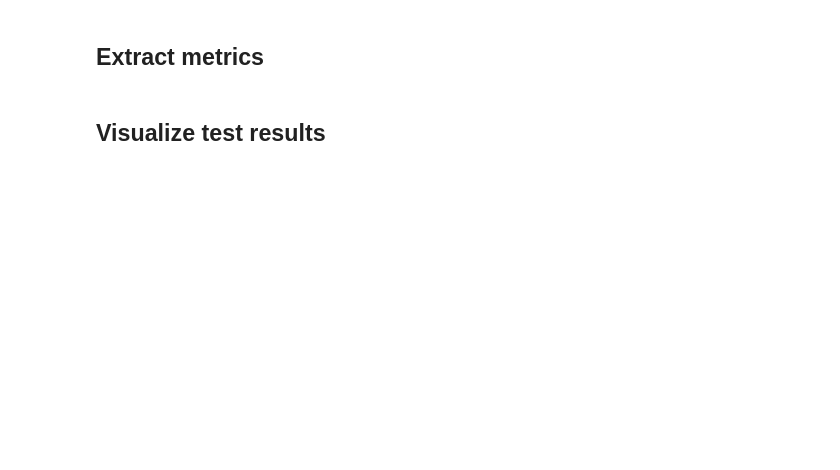
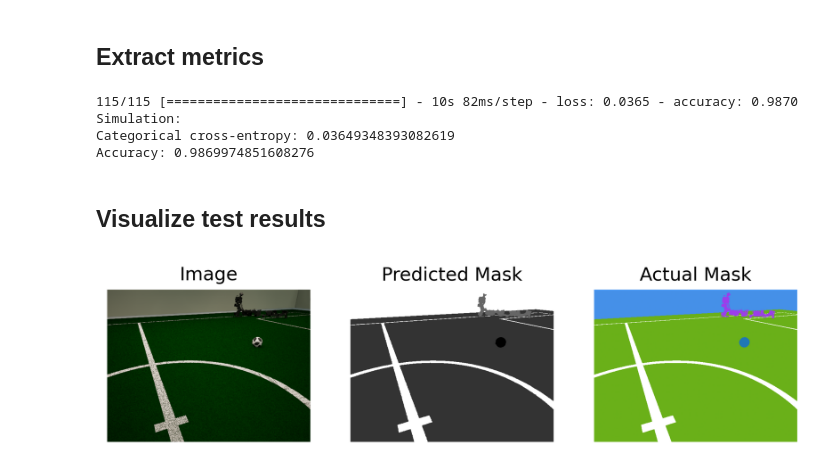
Before and after one commit to ahmadreza-n/enel645-project, a Jupyter notebook: enel645_group11_final_project.ipynb, the cells around one changed output. Saved outputs shown, nothing was run; the diff lists cells and outputs as text; code cells hidden in the pictures; blank space fills up the shorter version.

```diff
--- a/enel645_group11_final_project.ipynb
+++ b/enel645_group11_final_project.ipynb
@@ -438,14 +341,19 @@ model.fit(train_gen, epochs=epochs, validation_data=val_gen, callbacks=callbacks
 ## Extract metrics
 # %%
 model.load_weights(model_name)
-metrics = model.evaluate(test_gen)
-print('Categorical cross-entropy:', metrics[0])
-print('Accuracy:', metrics[1])
+# metrics = model.evaluate(test_gen)
+# print('Categorical cross-entropy:', metrics[0])
+# print('Accuracy:', metrics[1])
 
 sim_metrics = model.evaluate(sim_test_gen)
 print('Simulation:')
 print('Categorical cross-entropy:', sim_metrics[0])
 print('Accuracy:', sim_metrics[1])
+# %% [output]
+115/115 [==============================] - 10s 82ms/step - loss: 0.0365 - accuracy: 0.9870
+Simulation:
+Categorical cross-entropy: 0.03649348393082619
+Accuracy: 0.9869974851608276
 # %% [markdown]
 ## Visualize test results
 # %%
@@ -459,37 +367,50 @@ print('Accuracy:', sim_metrics[1])
 #     plt.axis('off')
 #     plt.title('Image')
 #     plt.subplot(2, 3, i*3+2)
 #     predicted_mask = np.argmax(test_preds[i], axis=-1)
 #     # predicted_mask = np.expand_dims(predicted_mask, axis=-1)
 #     plt.imshow(predicted_mask/predicted_mask.max(), cmap='gray')
 #     plt.axis('off')
 #     plt.title('Predicted Mask')
 #     plt.subplot(2, 3, i*3+3)
 #     actual_mask = plt.imread(test_target_paths[i])
 #     plt.imshow(actual_mask/actual_mask.max())
 #     plt.axis('off')
 #     plt.title('Actual Mask')
 # plt.show()
 
-sim_test_preds = model.predict(sim_test_gen)
+# x = np.zeros((BATCH_SIZE, ) + IMG_SIZE + (N_CHANNELS, ), dtype='float32')
+# for j in range(BATCH_SIZE):
+#     img = tf.keras.preprocessing.image.load_img(sim_test_input_paths[j], color_mode='rgba', target_size=IMG_SIZE)
+#     img = tf.keras.preprocessing.image.img_to_array(img)
+#     # img = plt.imread(path)
+#     if (img.max() > 1 and img.max() <= 255):
+#         img = img/255
+#     elif (img.max() > 255):
+#         img = img/1023
+#     x[j] = img
 
-plt.figure(figsize=(12,18), dpi=300)
+# test_preds = model.predict(sim_test_gen)
+
+plt.figure(figsize=(8, 5), dpi=300)
 for i in range(1):
-    img = plt.imread(sim_test_input_paths[i])
+    img = plt.imread(sim_test_input_paths[i+2])
     plt.subplot(1, 3, i*3+1)
     plt.imshow(img/img.max())
     plt.axis('off')
     plt.title('Image')
     plt.subplot(1, 3, i*3+2)
-    # predicted_mask = sim_test_preds[i]
-    predicted_mask = np.argmax(sim_test_preds[i], axis=-1)
-    # predicted_mask = np.expand_dims(predicted_mask, axis=-1)
+    predicted_mask = np.argmax(test_preds[i+2], axis=-1)
+
     plt.imshow(predicted_mask/predicted_mask.max(), cmap='gray')
     plt.axis('off')
     plt.title('Predicted Mask')
     plt.subplot(1, 3, i*3+3)
-    actual_mask = plt.imread(sim_test_target_paths[i])
+    actual_mask = tf.keras.preprocessing.image.load_img(sim_test_target_paths[i+2], color_mode='rgb', target_size=IMG_SIZE)
+    actual_mask = tf.keras.preprocessing.image.img_to_array(actual_mask)
     plt.imshow(actual_mask/actual_mask.max())
     plt.axis('off')
     plt.title('Actual Mask')
 plt.show()
+# %% [output]
+[figure, added]
```
Also changed, not shown: parts of 9 cells of this notebook.
